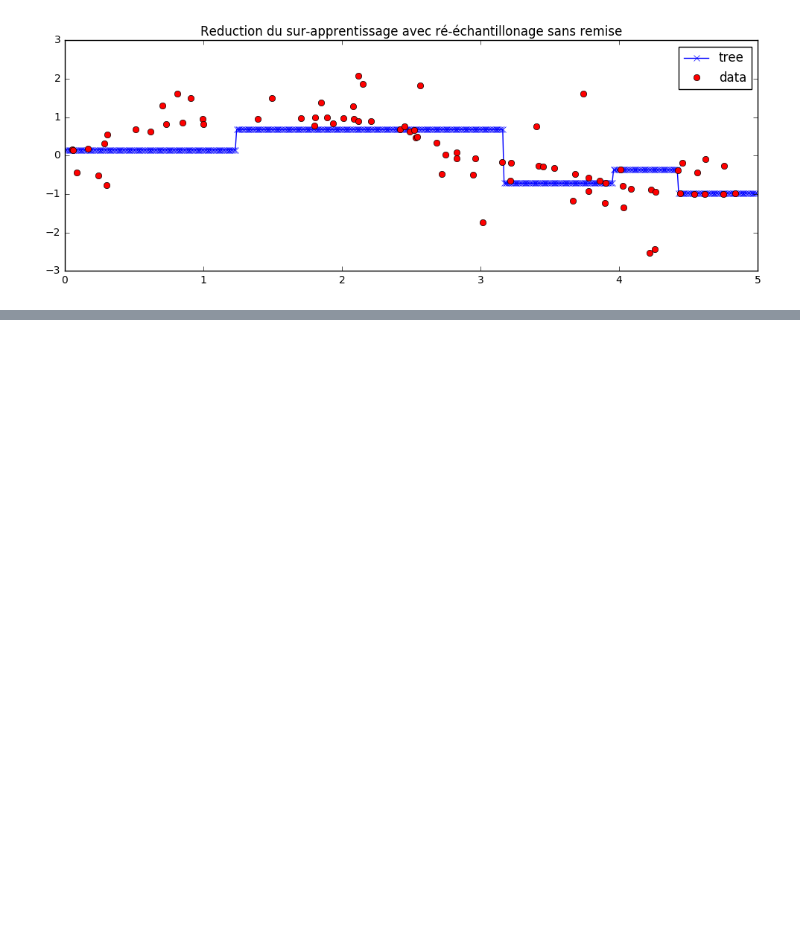
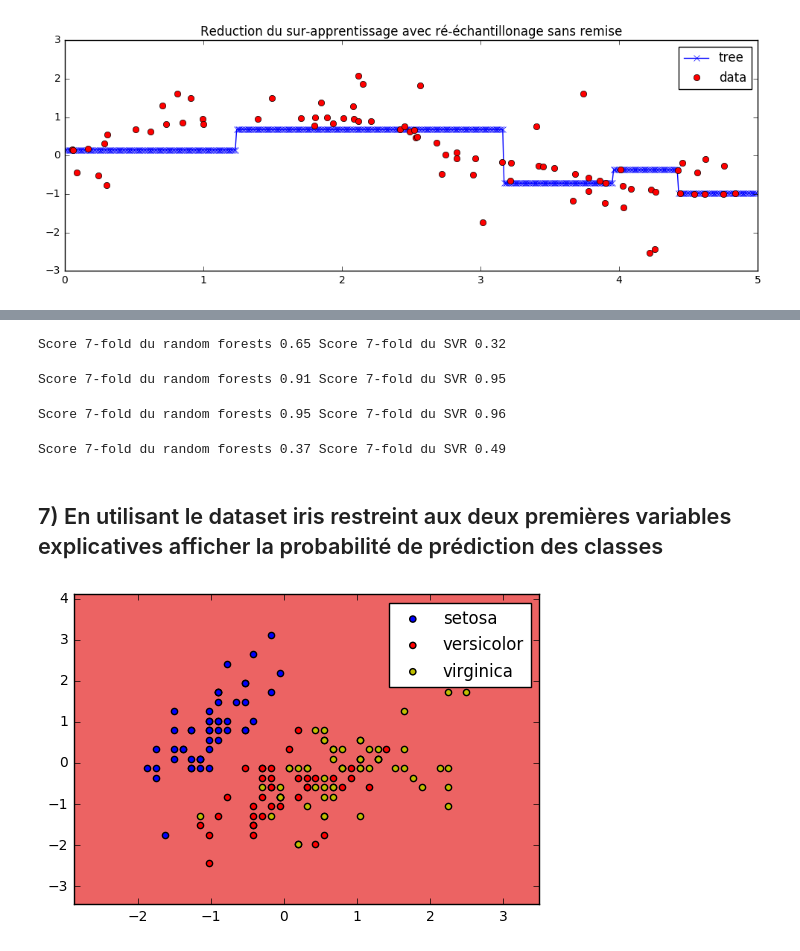
Before and after one commit to rvi008/ensembles, a Jupyter notebook: ensembles.ipynb, the cells around one changed output, grey strips where cells are left out. Saved outputs shown, nothing was run; the diff lists cells and outputs as text; code cells hidden in the pictures; blank space fills up the shorter version.

```diff
--- a/ensembles.ipynb
+++ b/ensembles.ipynb
@@ -200,0 +217,63 @@ plt.show()
+# %%
+boston = load_boston()
+rfr = RandomForestRegressor()
+svr = SVR(kernel='linear')
+X  = preprocessing.StandardScaler().fit_transform(boston.data)
+y = boston.target
+print("Score 7-fold du random forests %.2f" % np.mean(cross_val_score(rfr, X, y, n_jobs=-1, cv = 7)),
+      "Score 7-fold du SVR %.2f" % np.mean(cross_val_score(svr, X, y)))
+# %% [output]
+Score 7-fold du random forests 0.65 Score 7-fold du SVR 0.32
+# %%
+digits = load_digits()
+rfc = RandomForestClassifier()
+svc = SVC(kernel='linear')
+X  = preprocessing.StandardScaler().fit_transform(digits.data)
+y = digits.target
+print("Score 7-fold du random forests %.2f" % np.mean(cross_val_score(rfc, X, y, n_jobs=-1, cv = 7)),
+      "Score 7-fold du SVC %.2f" % np.mean(cross_val_score(svc, X, y)))
+# %% [output]
+Score 7-fold du random forests 0.91 Score 7-fold du SVR 0.95
+# %%
+iris = load_iris()
+X  = preprocessing.StandardScaler().fit_transform(iris.data)
+y = iris.target
+print("Score 7-fold du random forests %.2f" % np.mean(cross_val_score(rfc, X, y, n_jobs=-1, cv = 7)),
+      "Score 7-fold du SVC %.2f" % np.mean(cross_val_score(svc, X, y)))
+# %% [output]
+Score 7-fold du random forests 0.95 Score 7-fold du SVR 0.96
+# %%
+diabetes = load_diabetes()
+X  = preprocessing.StandardScaler().fit_transform(diabetes.data)
+y = diabetes.target
+print("Score 7-fold du random forests %.2f" % np.mean(cross_val_score(rfr, X, y, n_jobs=-1, cv = 7)),
+      "Score 7-fold du SVR %.2f" % np.mean(cross_val_score(svr, X, y)))
+# %% [output]
+Score 7-fold du random forests 0.37 Score 7-fold du SVR 0.49
+# %% [markdown]
+## 7) En utilisant le dataset iris restreint aux deux premières variables explicatives afficher la probabilité de prédiction des classes
+# %%
+n_estimators = 2
+plot_colors = "bry"
+plot_step = 0.02
+x  = preprocessing.StandardScaler().fit_transform(iris.data[:, :2])
+y = iris.target
+rfc = RandomForestClassifier(n_estimators=n_estimators)
+rfc.fit(x, y)
+x_min, x_max = x[:, 0].min() - 1, x[:, 0].max() + 1
+y_min, y_max = x[:, 1].min() - 1, x[:, 1].max() + 1
+xx, yy = np.meshgrid(np.arange(x_min, x_max, plot_step),np.arange(y_min, y_max, plot_step))
+z = np.zeros(xx.shape)
+plt.figure()
+for i, tree in enumerate(rfc.estimators_):
+    #z[i] =
+    cs = plt.contourf(xx, yy, z, alpha=1. / n_estimators, cmap=plt.cm.Paired)
+    plt.axis("tight")
+for i, c in zip(range(3), plot_colors):
+    idx = np.where(y == i)
+    plt.scatter(X[idx, 0], X[idx, 1], c=c, label=iris.target_names[i],
+    cmap=plt.cm.Paired)
+plt.legend(scatterpoints=1)
+plt.show()
+# %% [output]
+[figure, added]
```
Also changed, not shown: parts of 8 cells of this notebook.
